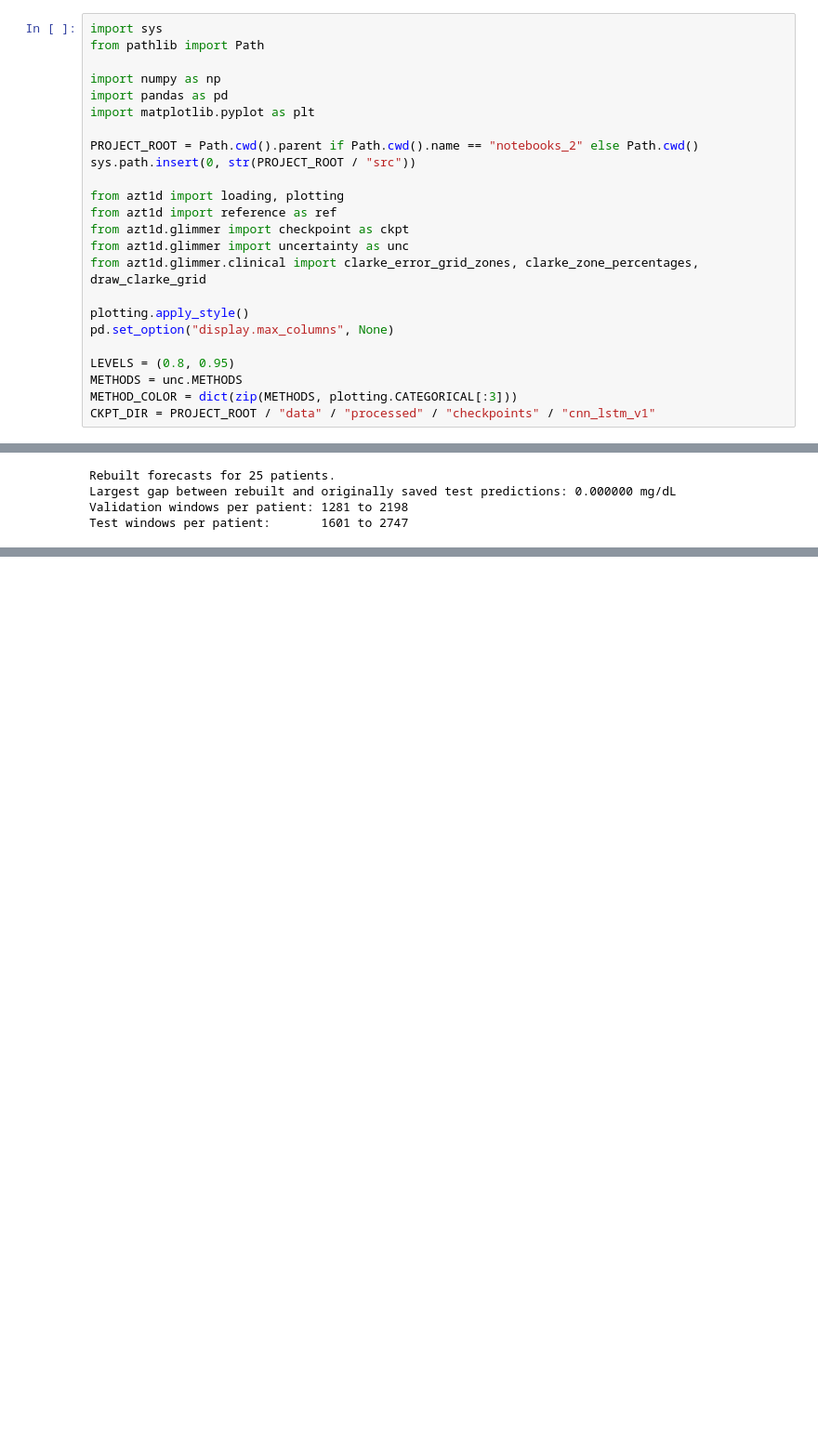
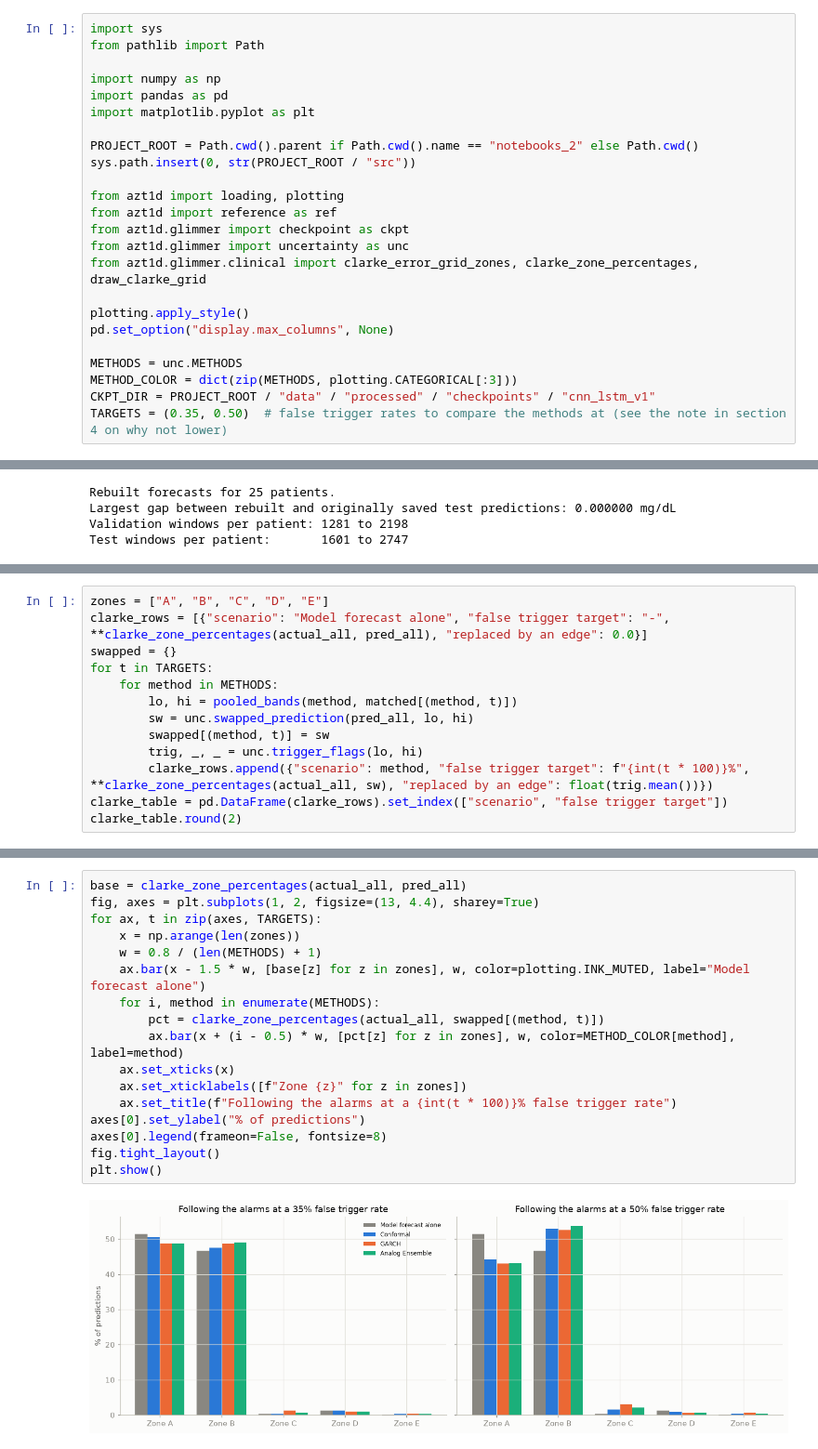
Before and after one commit to TomerWeissman/azt1d-analysis, a Jupyter notebook: notebooks_2/01_uncertainty_bands.ipynb, the cells around one changed output, grey strips where cells are left out. Shown at 93% size. Drawn from its saved outputs; the diff is of its cells as text; blank space fills up the shorter version.

```diff
--- a/notebooks_2/01_uncertainty_bands.ipynb
+++ b/notebooks_2/01_uncertainty_bands.ipynb
@@ -32,8 +42,8 @@ from azt1d.glimmer.clinical import clarke_error_grid_zones, clarke_zone_percenta
 plotting.apply_style()
 pd.set_option("display.max_columns", None)
 
-LEVELS = (0.8, 0.95)
 METHODS = unc.METHODS
 METHOD_COLOR = dict(zip(METHODS, plotting.CATEGORICAL[:3]))
 CKPT_DIR = PROJECT_ROOT / "data" / "processed" / "checkpoints" / "cnn_lstm_v1"
+TARGETS = (0.35, 0.50)  # false trigger rates to compare the methods at (see the note in section 4 on why not lower)
 # %% [markdown]
@@ -466,0 +326,13 @@ All numbers below pool the 25 patients' test periods (about 60,000 predictions,
+# %%
+zones = ["A", "B", "C", "D", "E"]
+clarke_rows = [{"scenario": "Model forecast alone", "false trigger target": "-", **clarke_zone_percentages(actual_all, pred_all), "replaced by an edge": 0.0}]
+swapped = {}
+for t in TARGETS:
+    for method in METHODS:
+        lo, hi = pooled_bands(method, matched[(method, t)])
+        sw = unc.swapped_prediction(pred_all, lo, hi)
+        swapped[(method, t)] = sw
+        trig, _, _ = unc.trigger_flags(lo, hi)
+        clarke_rows.append({"scenario": method, "false trigger target": f"{int(t * 100)}%", **clarke_zone_percentages(actual_all, sw), "replaced by an edge": float(trig.mean())})
+clarke_table = pd.DataFrame(clarke_rows).set_index(["scenario", "false trigger target"])
+clarke_table.round(2)
@@ -466,0 +349,19 @@ All numbers below pool the 25 patients' test periods (about 60,000 predictions,
+# %%
+base = clarke_zone_percentages(actual_all, pred_all)
+fig, axes = plt.subplots(1, 2, figsize=(13, 4.4), sharey=True)
+for ax, t in zip(axes, TARGETS):
+    x = np.arange(len(zones))
+    w = 0.8 / (len(METHODS) + 1)
+    ax.bar(x - 1.5 * w, [base[z] for z in zones], w, color=plotting.INK_MUTED, label="Model forecast alone")
+    for i, method in enumerate(METHODS):
+        pct = clarke_zone_percentages(actual_all, swapped[(method, t)])
+        ax.bar(x + (i - 0.5) * w, [pct[z] for z in zones], w, color=METHOD_COLOR[method], label=method)
+    ax.set_xticks(x)
+    ax.set_xticklabels([f"Zone {z}" for z in zones])
+    ax.set_title(f"Following the alarms at a {int(t * 100)}% false trigger rate")
+axes[0].set_ylabel("% of predictions")
+axes[0].legend(frameon=False, fontsize=8)
+fig.tight_layout()
+plt.show()
+# %% [output]
+[figure, added]
```
Also changed, not shown: parts of 53 cells of this notebook, 2 other files.
